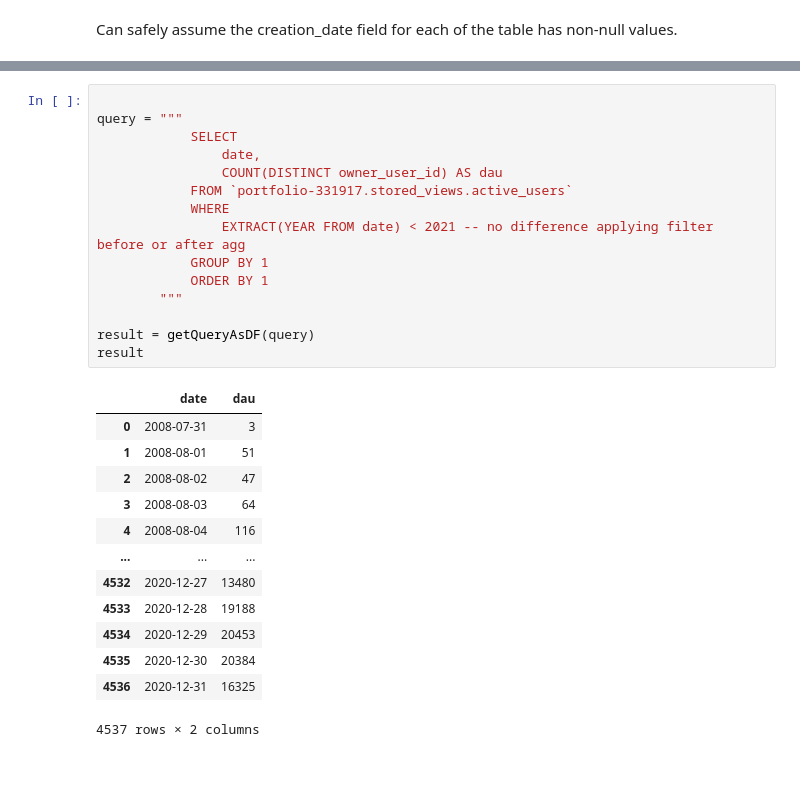
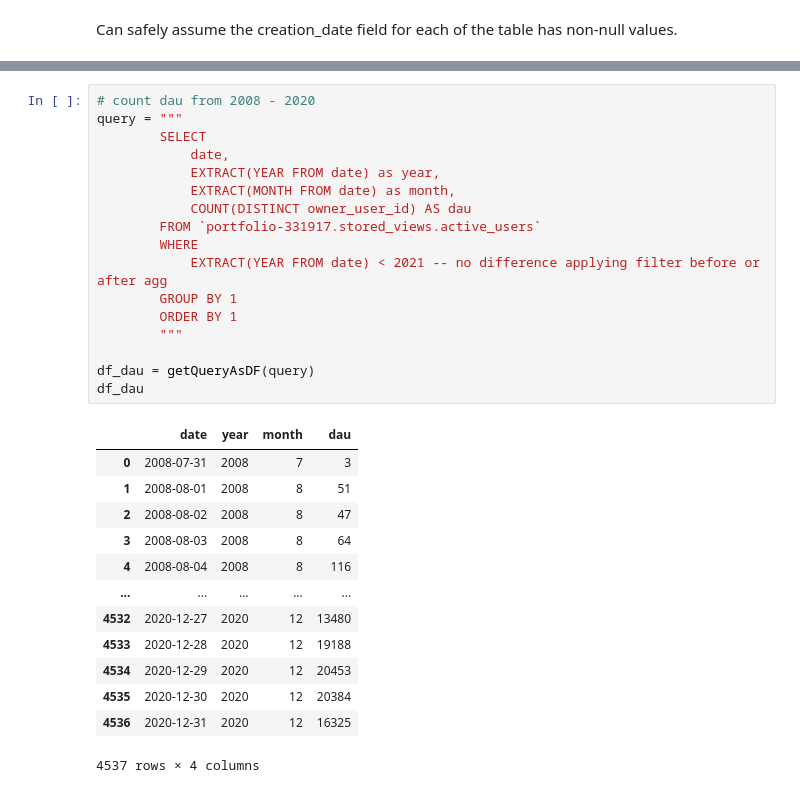
Before and after one commit to mbo0000/Personal-Projects, a Jupyter notebook: StackoverflowCaseStudy/sof_case_study.ipynb, the cells around one changed output, grey strips where cells are left out. Cells and saved outputs as stored; diff of their text form.

```diff
--- a/StackoverflowCaseStudy/sof_case_study.ipynb
+++ b/StackoverflowCaseStudy/sof_case_study.ipynb
@@ -252,30 +251,32 @@ except NotFound:
 # %%
-
+# count dau from 2008 - 2020
 query = """
-            SELECT
-                date,
-                COUNT(DISTINCT owner_user_id) AS dau
-            FROM `portfolio-331917.stored_views.active_users`
-            WHERE
-                EXTRACT(YEAR FROM date) < 2021 -- no difference applying filter before or after agg
-            GROUP BY 1
-            ORDER BY 1
+        SELECT
+            date,
+            EXTRACT(YEAR FROM date) as year,
+            EXTRACT(MONTH FROM date) as month,
+            COUNT(DISTINCT owner_user_id) AS dau
+        FROM `portfolio-331917.stored_views.active_users`
+        WHERE
+            EXTRACT(YEAR FROM date) < 2021 -- no difference applying filter before or after agg
+        GROUP BY 1
+        ORDER BY 1
         """
 
-result = getQueryAsDF(query)
-result
+df_dau = getQueryAsDF(query)
+df_dau
 # %% [output]
-|  | date | dau |
-| 0 | 2008-07-31 | 3 |
-| 1 | 2008-08-01 | 51 |
-| 2 | 2008-08-02 | 47 |
-| 3 | 2008-08-03 | 64 |
-| 4 | 2008-08-04 | 116 |
-| ... | ... | ... |
-| 4532 | 2020-12-27 | 13480 |
-| 4533 | 2020-12-28 | 19188 |
-| 4534 | 2020-12-29 | 20453 |
-| 4535 | 2020-12-30 | 20384 |
-| 4536 | 2020-12-31 | 16325 |
+|  | date | year | month | dau |
+| 0 | 2008-07-31 | 2008 | 7 | 3 |
+| 1 | 2008-08-01 | 2008 | 8 | 51 |
+| 2 | 2008-08-02 | 2008 | 8 | 47 |
+| 3 | 2008-08-03 | 2008 | 8 | 64 |
+| 4 | 2008-08-04 | 2008 | 8 | 116 |
+| ... | ... | ... | ... | ... |
+| 4532 | 2020-12-27 | 2020 | 12 | 13480 |
+| 4533 | 2020-12-28 | 2020 | 12 | 19188 |
+| 4534 | 2020-12-29 | 2020 | 12 | 20453 |
+| 4535 | 2020-12-30 | 2020 | 12 | 20384 |
+| 4536 | 2020-12-31 | 2020 | 12 | 16325 |
-4537 rows × 2 columns
+4537 rows × 4 columns
 # %%
```
Also changed, not shown: parts of 13 cells of this notebook.
